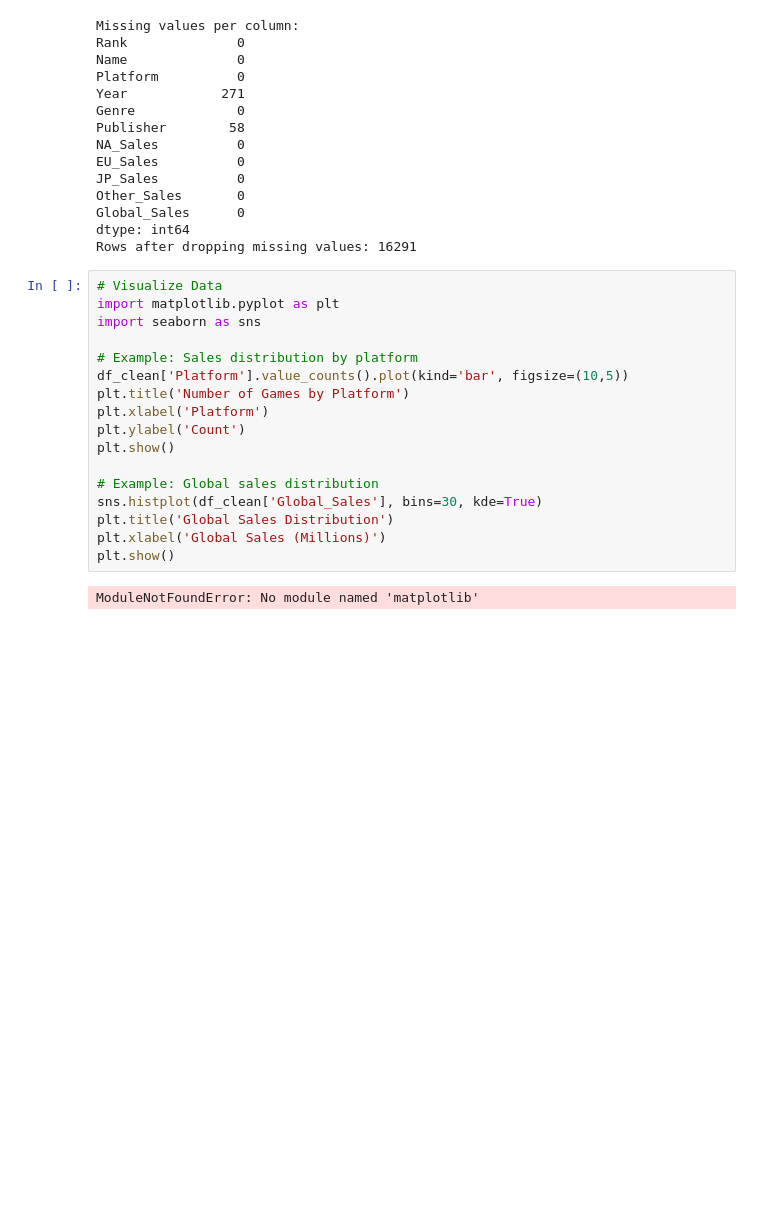
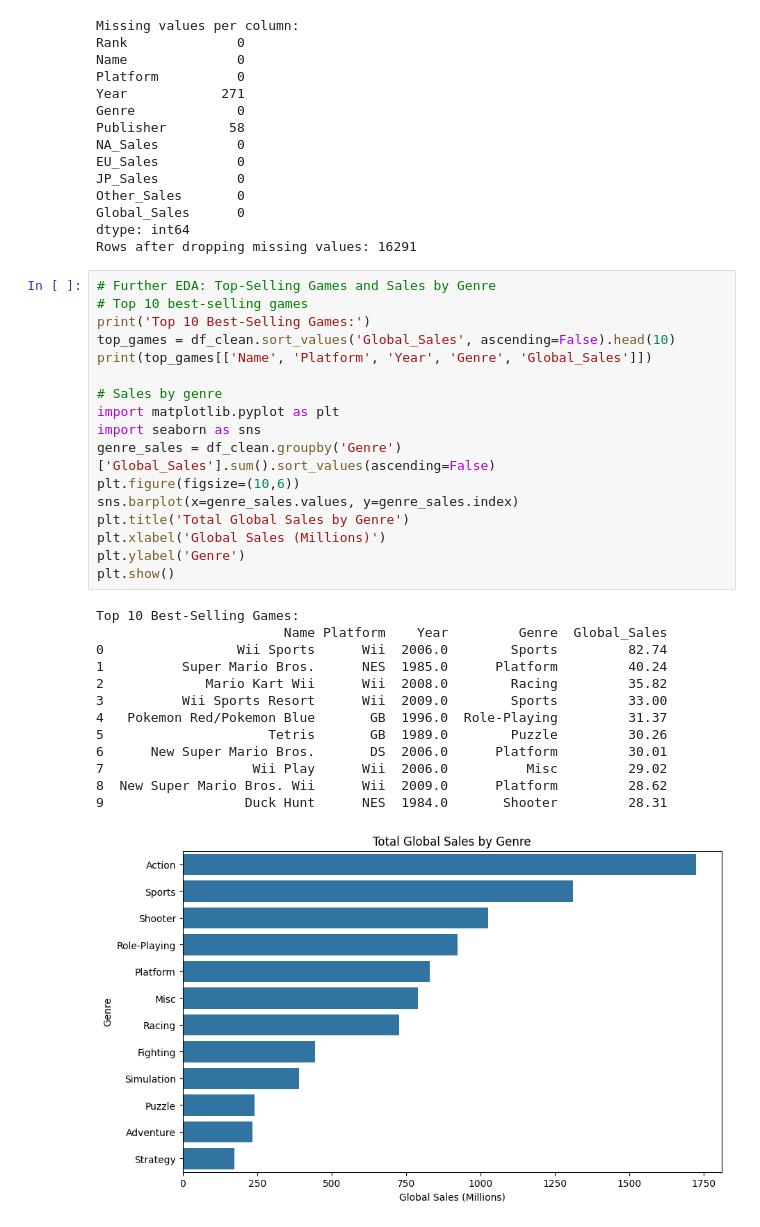
Before and after one commit to koiosi/small-data-science-project, a Jupyter notebook: video-game-sales-eda.ipynb, the cells around one changed output. Drawn from its saved outputs; the diff is of its cells as text; blank space fills up the shorter version.

```diff
--- a/video-game-sales-eda.ipynb
+++ b/video-game-sales-eda.ipynb
@@ -65,22 +65,34 @@ Other_Sales       0
 Global_Sales      0
 dtype: int64
 Rows after dropping missing values: 16291
-# %%
-# Visualize Data
-import matplotlib.pyplot as plt
-import seaborn as sns
-
-# Example: Sales distribution by platform
-df_clean['Platform'].value_counts().plot(kind='bar', figsize=(10,5))
-plt.title('Number of Games by Platform')
-plt.xlabel('Platform')
-plt.ylabel('Count')
-plt.show()
-
-# Example: Global sales distribution
-sns.histplot(df_clean['Global_Sales'], bins=30, kde=True)
-plt.title('Global Sales Distribution')
-plt.xlabel('Global Sales (Millions)')
-plt.show()
-# %% [output]
-ModuleNotFoundError: No module named 'matplotlib'
+# %%
+# Further EDA: Top-Selling Games and Sales by Genre
+# Top 10 best-selling games
+print('Top 10 Best-Selling Games:')
+top_games = df_clean.sort_values('Global_Sales', ascending=False).head(10)
+print(top_games[['Name', 'Platform', 'Year', 'Genre', 'Global_Sales']])
+
+# Sales by genre
+import matplotlib.pyplot as plt
+import seaborn as sns
+genre_sales = df_clean.groupby('Genre')['Global_Sales'].sum().sort_values(ascending=False)
+plt.figure(figsize=(10,6))
+sns.barplot(x=genre_sales.values, y=genre_sales.index)
+plt.title('Total Global Sales by Genre')
+plt.xlabel('Global Sales (Millions)')
+plt.ylabel('Genre')
+plt.show()
+# %% [output]
+Top 10 Best-Selling Games:
+                        Name Platform    Year         Genre  Global_Sales
+0                 Wii Sports      Wii  2006.0        Sports         82.74
+1          Super Mario Bros.      NES  1985.0      Platform         40.24
+2             Mario Kart Wii      Wii  2008.0        Racing         35.82
+3          Wii Sports Resort      Wii  2009.0        Sports         33.00
+4   Pokemon Red/Pokemon Blue       GB  1996.0  Role-Playing         31.37
+5                     Tetris       GB  1989.0        Puzzle         30.26
+6      New Super Mario Bros.       DS  2006.0      Platform         30.01
+7                   Wii Play      Wii  2006.0          Misc         29.02
+8  New Super Mario Bros. Wii      Wii  2009.0      Platform         28.62
+9                  Duck Hunt      NES  1984.0       Shooter         28.31
+[figure, added]
```
Also changed, not shown: parts of 1 cell of this notebook.
